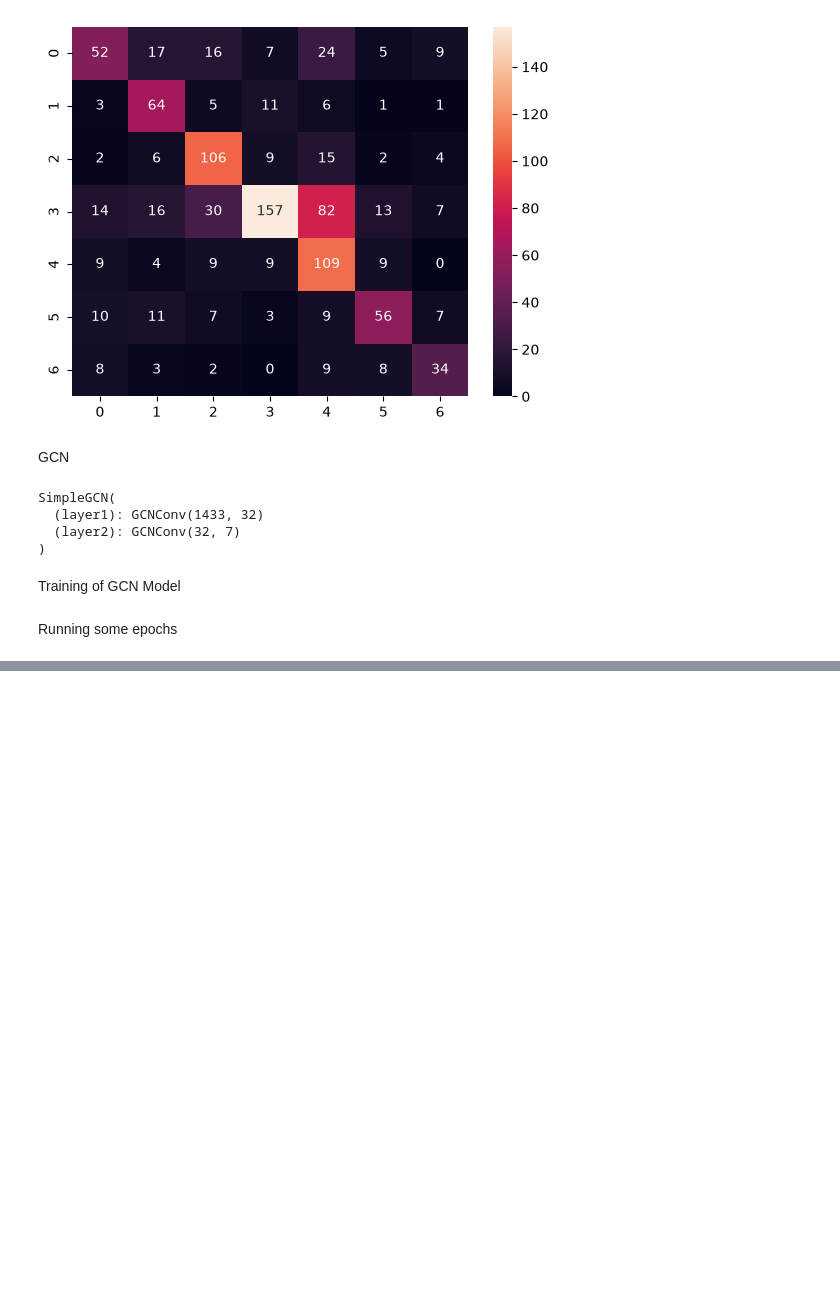
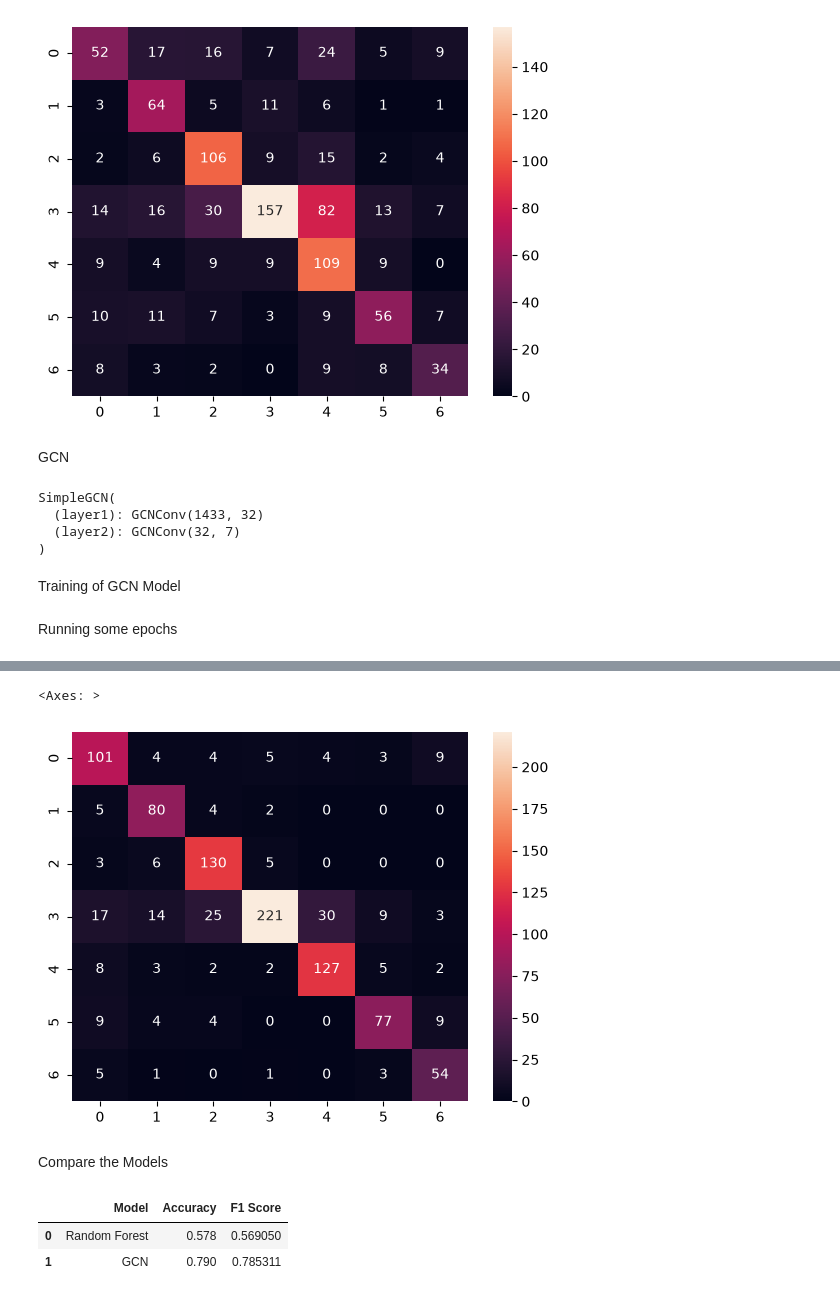
Before and after one commit to Viraj-Kumar-Sahu/GNN, a Jupyter notebook: cora_citation_network_classfication.ipynb, the cells around one changed output, grey strips where cells are left out. Cells and saved outputs as stored; diff of their text form; code cells hidden in the pictures; blank space fills up the shorter version.

```diff
--- a/cora_citation_network_classfication.ipynb
+++ b/cora_citation_network_classfication.ipynb
@@ -250,0 +251,15 @@ GCN Acc: 0.7840 | GCN F1: 0.7783
+# %%
+# Confusion Matrix for GCN
+sns.heatmap(
+    confusion_matrix(
+        data.y[data.test_mask].numpy(),
+        gcn_predict.numpy(),
+    ),
+    annot=True,
+    fmt="d",
+)
+# %% [output]
+<Axes: >
+[figure, added]
+# %% [markdown]
+Compare the Models
@@ -250,0 +274,6 @@ GCN Acc: 0.7840 | GCN F1: 0.7783
+# %%
+results
+# %% [output]
+|  | Model | Accuracy | F1 Score |
+| 0 | Random Forest | 0.578 | 0.569050 |
+| 1 | GCN | 0.790 | 0.785311 |
```
Also changed, not shown: parts of 4 cells of this notebook.
